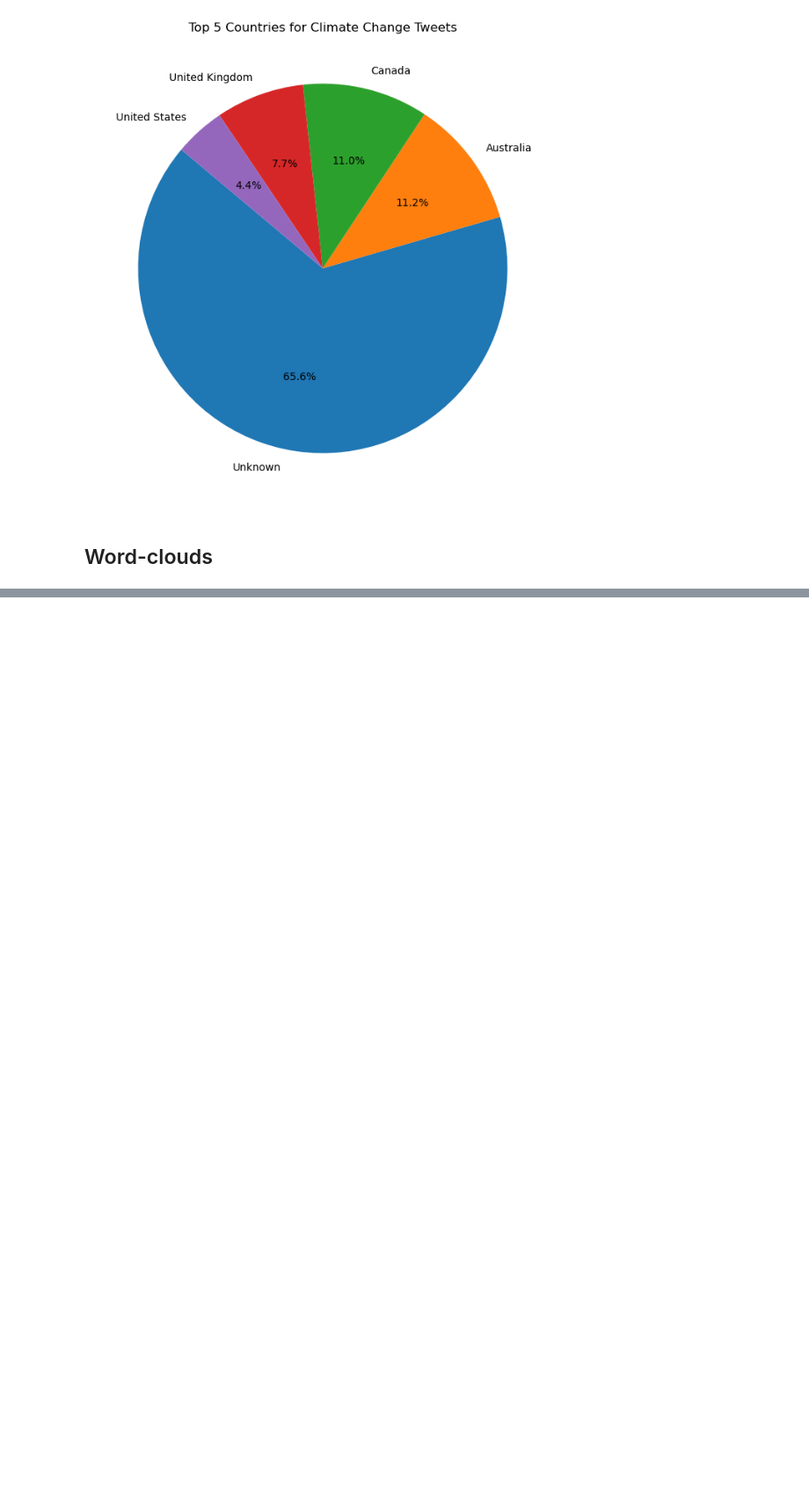
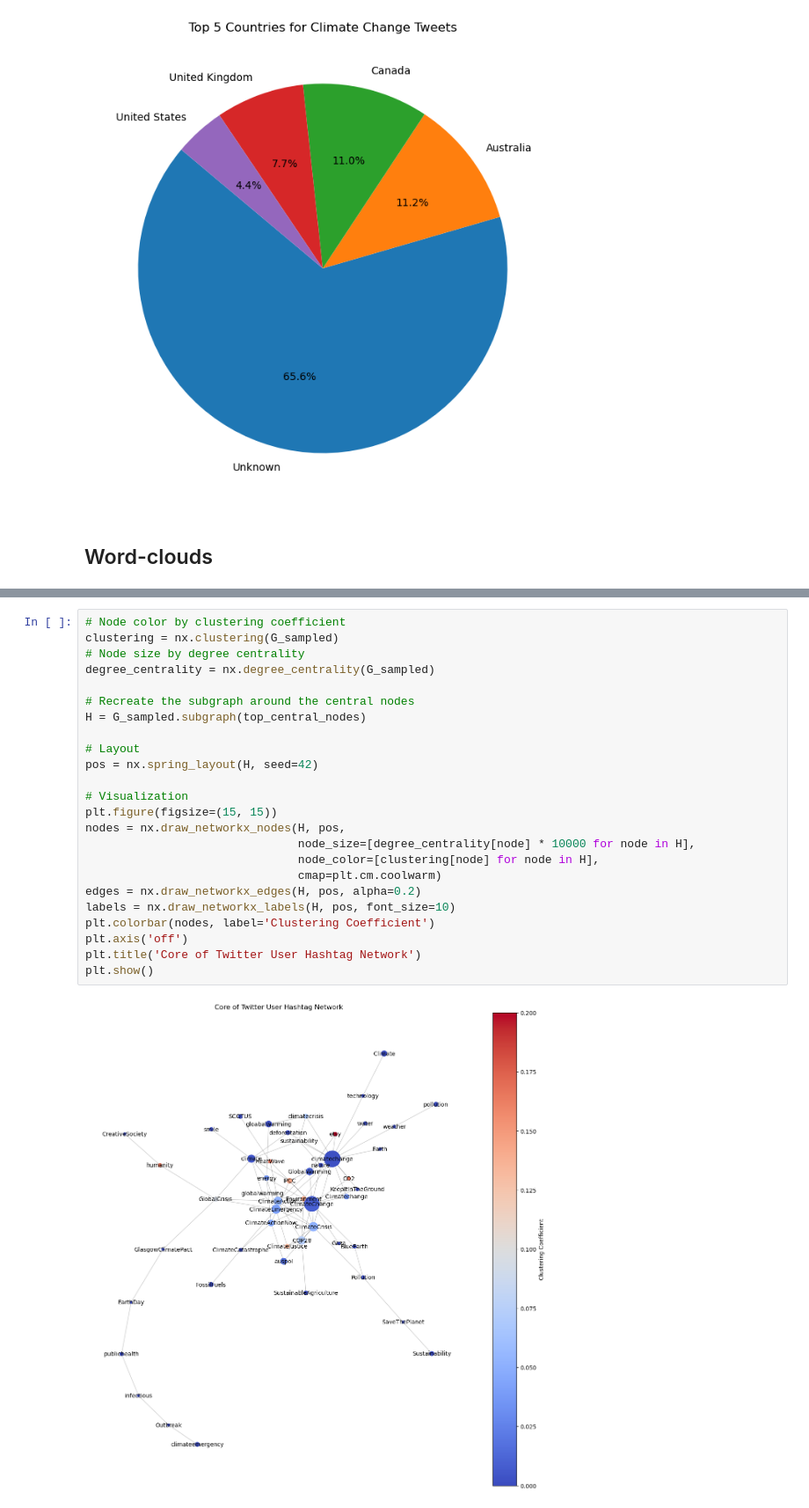
Before and after one commit to ZSoleimani/Tweets-network, a Jupyter notebook: Tweets-network.ipynb, the cells around one changed output, grey strips where cells are left out. Shown at 88% size. Saved outputs shown, nothing was run; the diff lists cells and outputs as text; blank space fills up the shorter version.

```diff
--- a/Tweets-network.ipynb
+++ b/Tweets-network.ipynb
@@ -629,0 +723,26 @@ plt.show()
+# %%
+# Node color by clustering coefficient
+clustering = nx.clustering(G_sampled)
+# Node size by degree centrality
+degree_centrality = nx.degree_centrality(G_sampled)
+
+# Recreate the subgraph around the central nodes
+H = G_sampled.subgraph(top_central_nodes)
+
+# Layout
+pos = nx.spring_layout(H, seed=42)
+
+# Visualization
+plt.figure(figsize=(15, 15))
+nodes = nx.draw_networkx_nodes(H, pos,
+                               node_size=[degree_centrality[node] * 10000 for node in H],
+                               node_color=[clustering[node] for node in H],
+                               cmap=plt.cm.coolwarm)
+edges = nx.draw_networkx_edges(H, pos, alpha=0.2)
+labels = nx.draw_networkx_labels(H, pos, font_size=10)
+plt.colorbar(nodes, label='Clustering Coefficient')
+plt.axis('off')
+plt.title('Core of Twitter User Hashtag Network')
+plt.show()
+# %% [output]
+[figure, added]
```
Also changed, not shown: parts of 18 cells of this notebook.
